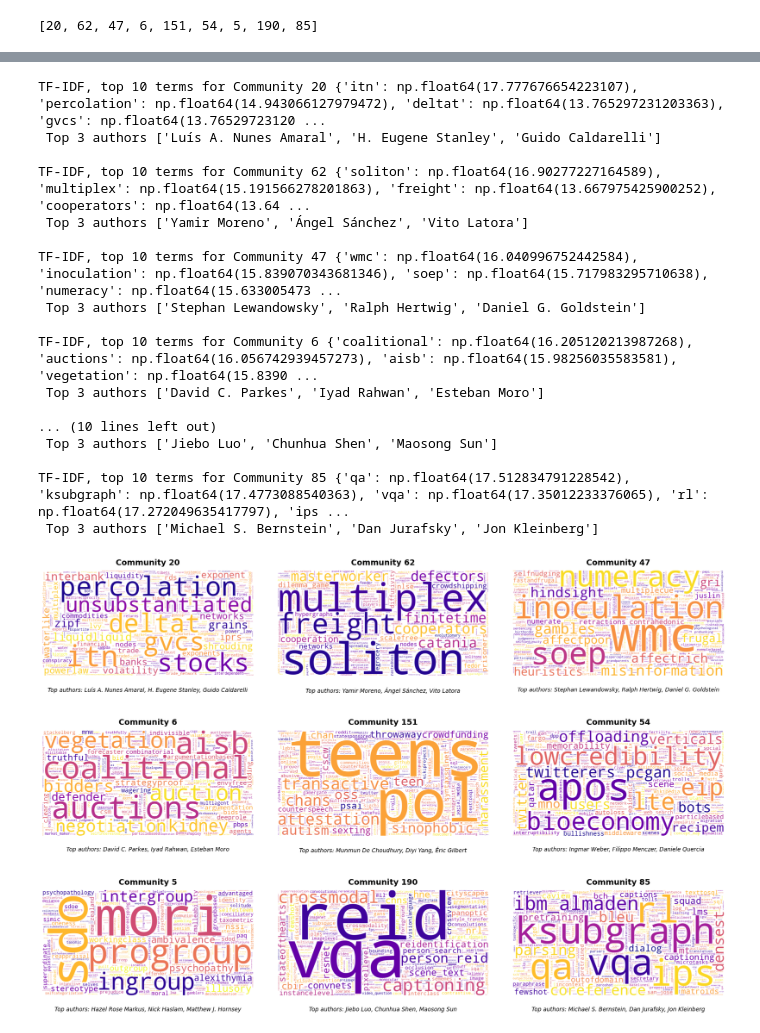
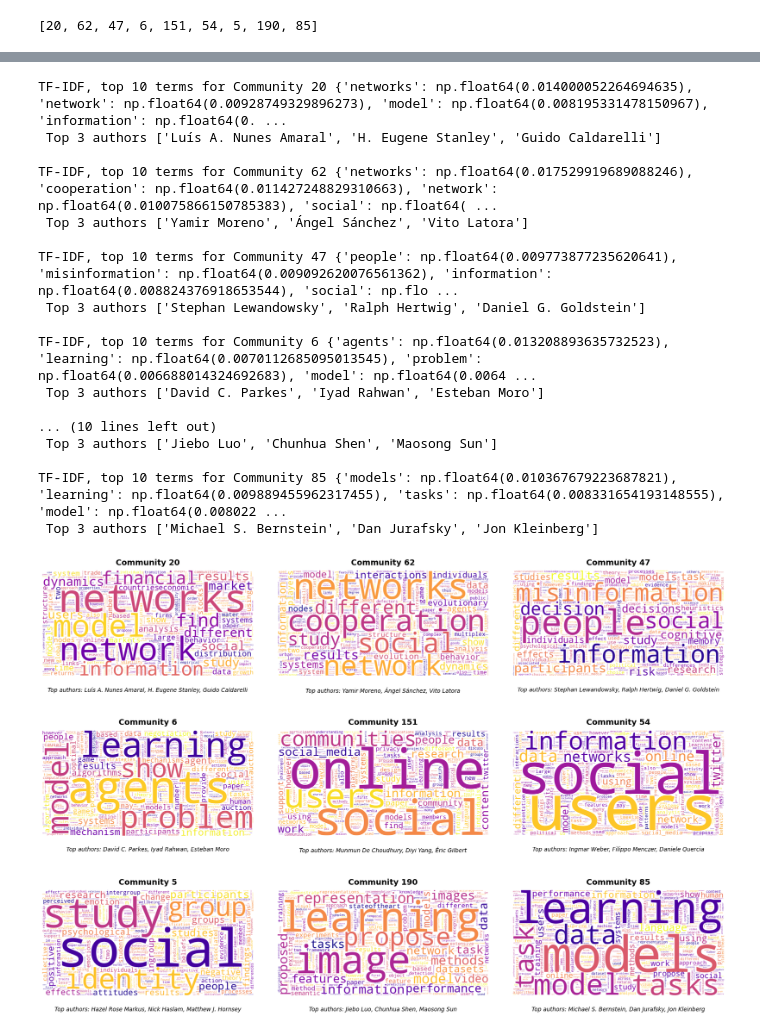
Before and after one commit to KeremOzemre/Computational-Social-Science, a Jupyter notebook: week8.ipynb, the cells around one changed output, grey strips where cells are left out. Cells and saved outputs as stored; diff of their text form; code cells hidden in the pictures.

```diff
--- a/week8.ipynb
+++ b/week8.ipynb
@@ -153,7 +153,7 @@ def TF_calculate(id_list):
 
         counts_array = np.array([term_counts[t] for t in terms])
 
-        tf_array = np.log(1 + counts_array)
+        tf_array = np.log(1 + counts_array/denom)
 
         tf_dictionary = {}
         for term, tf in zip(terms, tf_array):
@@ -254,22 +254,22 @@ for id in top_9_id_list:
 
     print(f"TF-IDF, top 10 terms for Community {id} {top_terms} \n Top 3 authors {top3_author_names} \n")
 # %% [output]
-TF-IDF, top 10 terms for Community 20 {'itn': np.float64(17.777676654223107), 'percolation': np.float64(14.943066127979472), 'deltat': np.float64(13.765297231203363), 'gvcs': np.float64(13.76529723120 ...
+TF-IDF, top 10 terms for Community 20 {'networks': np.float64(0.014000052264694635), 'network': np.float64(0.00928749329896273), 'model': np.float64(0.008195331478150967), 'information': np.float64(0. ...
  Top 3 authors ['Luı́s A. Nunes Amaral', 'H. Eugene Stanley', 'Guido Caldarelli']
 
-TF-IDF, top 10 terms for Community 62 {'soliton': np.float64(16.90277227164589), 'multiplex': np.float64(15.191566278201863), 'freight': np.float64(13.667975425900252), 'cooperators': np.float64(13.64 ...
+TF-IDF, top 10 terms for Community 62 {'networks': np.float64(0.017529919689088246), 'cooperation': np.float64(0.011427248829310663), 'network': np.float64(0.010075866150785383), 'social': np.float64( ...
  Top 3 authors ['Yamir Moreno', 'Ángel Sánchez', 'Vito Latora']
 
-TF-IDF, top 10 terms for Community 47 {'wmc': np.float64(16.040996752442584), 'inoculation': np.float64(15.839070343681346), 'soep': np.float64(15.717983295710638), 'numeracy': np.float64(15.633005473 ...
+TF-IDF, top 10 terms for Community 47 {'people': np.float64(0.009773877235620641), 'misinformation': np.float64(0.009092620076561362), 'information': np.float64(0.008824376918653544), 'social': np.flo ...
  Top 3 authors ['Stephan Lewandowsky', 'Ralph Hertwig', 'Daniel G. Goldstein']
 
-TF-IDF, top 10 terms for Community 6 {'coalitional': np.float64(16.205120213987268), 'auctions': np.float64(16.056742939457273), 'aisb': np.float64(15.98256035583581), 'vegetation': np.float64(15.8390 ...
+TF-IDF, top 10 terms for Community 6 {'agents': np.float64(0.013208893635732523), 'learning': np.float64(0.0070112685095013545), 'problem': np.float64(0.006688014324692683), 'model': np.float64(0.0064 ...
  Top 3 authors ['David C. Parkes', 'Iyad Rahwan', 'Esteban Moro']
 
 ... (10 lines left out)
  Top 3 authors ['Jiebo Luo', 'Chunhua Shen', 'Maosong Sun']
 
-TF-IDF, top 10 terms for Community 85 {'qa': np.float64(17.512834791228542), 'ksubgraph': np.float64(17.4773088540363), 'vqa': np.float64(17.35012233376065), 'rl': np.float64(17.272049635417797), 'ips ...
+TF-IDF, top 10 terms for Community 85 {'models': np.float64(0.010367679223687821), 'learning': np.float64(0.009889455962317455), 'tasks': np.float64(0.008331654193148555), 'model': np.float64(0.008022 ...
  Top 3 authors ['Michael S. Bernstein', 'Dan Jurafsky', 'Jon Kleinberg']
 # %%
 from wordcloud import WordCloud
@@ -298,7 +298,7 @@ for i,id in enumerate(top_9_id_list):
         colormap='plasma',
         contour_width=1,
         contour_color='black',
-        max_words=500
+        max_words=200
     ).generate_from_frequencies(terms_dict)
 
     # Plot
@@ -307,31 +307,31 @@ for i,id in enumerate(top_9_id_list):
 
     # Format authors nicely (shorten if needed)
     authors_str = ", ".join(authors[:3])
 
     # Stylish title
     ax.set_title(
         f"Community {id}",
         fontsize=14,
         fontweight='bold',
         pad=10
     )
 
     # Subtitle (authors)
     ax.text(
         0.5, -0.1,
         f"Top authors: {authors_str}",
         ha='center',
         va='top',
         transform=ax.transAxes,
         fontsize=10,
         style='italic'
     )
 
 # Remove empty subplots if <9 communities
 for j in range(i + 1, len(axes)):
     axes[j].axis('off')
 
 plt.tight_layout()
 plt.show()
 # %% [output]
-[figure, old version]
+[figure, new version]
```
Also changed, not shown: parts of 2 cells of this notebook, 3 other files.
